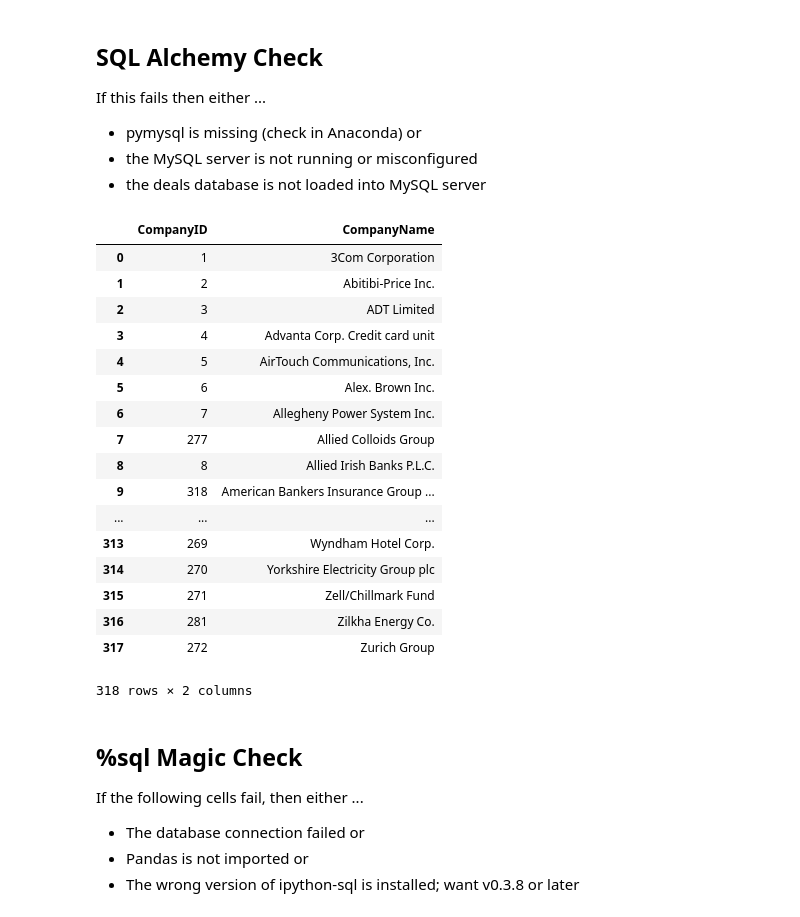
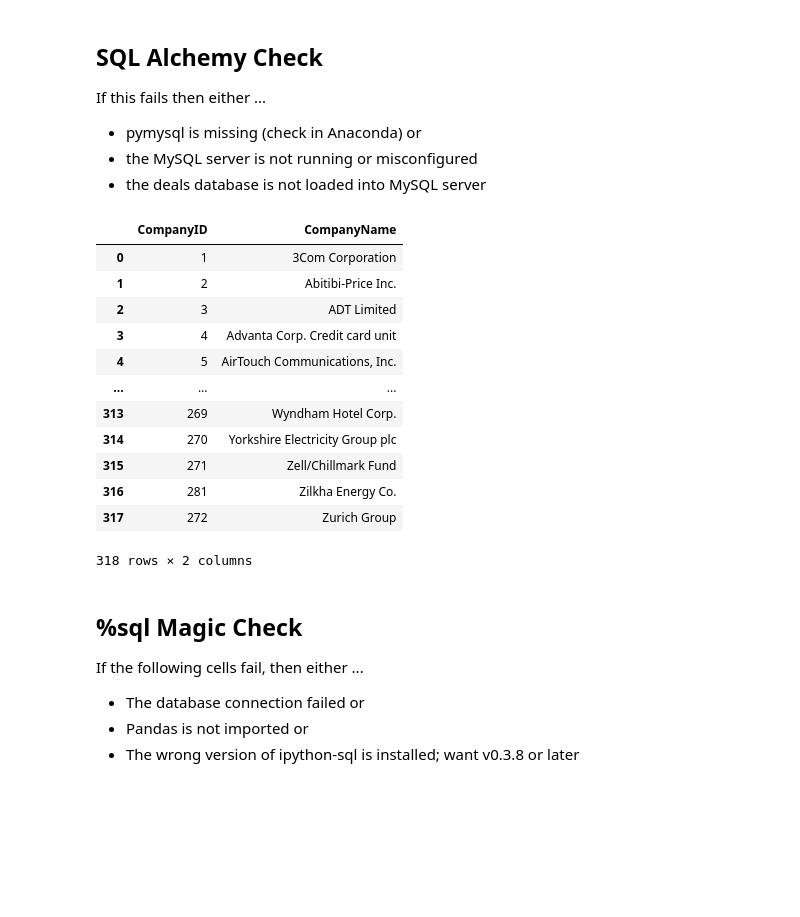
Before and after one commit to christopherhuntley/ba510-deals-database, a Jupyter notebook: Deals_Part1.ipynb, the cells around one changed output. Saved outputs shown, nothing was run; the diff lists cells and outputs as text; code cells hidden in the pictures; blank space fills up the shorter version.

```diff
--- a/Deals_Part1.ipynb
+++ b/Deals_Part1.ipynb
@@ -25,22 +22,17 @@ If this fails then either ...
 * the deals database is not loaded into MySQL server
 # %%
 # Initialize
-engine = create_engine("mysql+pymysql://dealsuser:deals@localhost/deals")
+engine = create_engine("mysql+pymysql://dealsuser:deals@database-01202.c55qjoeogr2p.us-east-2.rds.amazonaws.com/deals")
 with engine.connect() as conn, conn.begin():
     companies=pd.read_sql('Select * from Companies', conn)
 companies
 # %% [output]
 |  | CompanyID | CompanyName |
 | 0 | 1 | 3Com Corporation |
 | 1 | 2 | Abitibi-Price Inc. |
 | 2 | 3 | ADT Limited |
 | 3 | 4 | Advanta Corp. Credit card unit |
 | 4 | 5 | AirTouch Communications, Inc. |
-| 5 | 6 | Alex. Brown Inc. |
-| 6 | 7 | Allegheny Power System Inc. |
-| 7 | 277 | Allied Colloids Group |
-| 8 | 8 | Allied Irish Banks P.L.C. |
-| 9 | 318 | American Bankers Insurance Group ... |
 | ... | ... | ... |
 | 313 | 269 | Wyndham Hotel Corp. |
 | 314 | 270 | Yorkshire Electricity Group plc |
```
Also changed, not shown: parts of 3 cells of this notebook, 1 other file.
